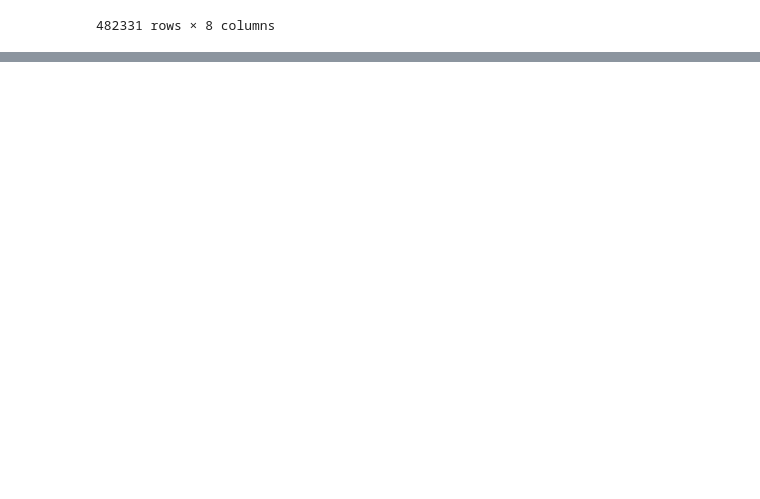
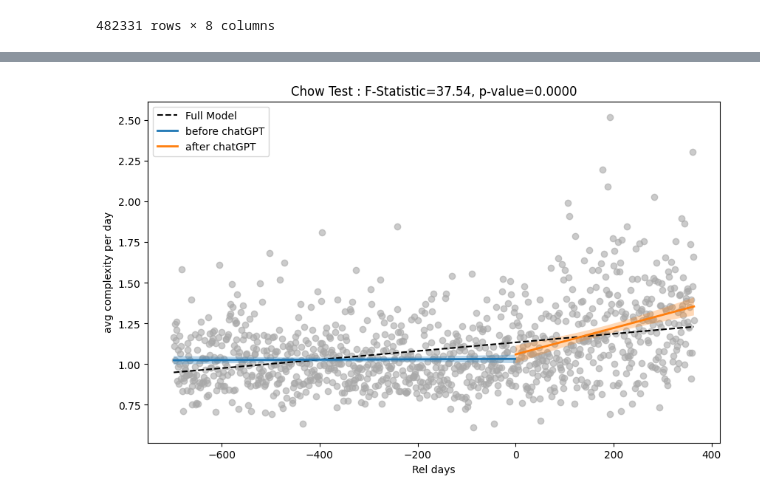
Before and after one commit to boysbeanxious/stackoverflow_src, a Jupyter notebook: complexity/forpython/4_cognitive_complexity_discontinuity_ver1.ipynb, the cells around one changed output, grey strips where cells are left out. Drawn from its saved outputs; the diff is of its cells as text; code cells hidden in the pictures; blank space fills up the shorter version.

```diff
--- a/complexity/forpython/4_cognitive_complexity_discontinuity_ver1.ipynb
+++ b/complexity/forpython/4_cognitive_complexity_discontinuity_ver1.ipynb
@@ -193,28 +202,30 @@ F_stat_1, p_value_1 = st_chow_1year.chow_test()
 # %%
 x = chow_df['rel_days'].values
 y = chow_df['Cognitive Complexity'].values
 
-split_idx = np.argmax(np.where(x <= 0))
+split_idx = np.argmax(np.where(x < 0))+1
 x1= x[:split_idx]
 x2= x[split_idx:]
 # 시각화
 plt.figure(figsize=(10, 6))
 plt.scatter(x, y,  alpha=0.6, color='darkgray')
 plt.plot(x, st_chow_2year.y_predict, label="Full Model", linestyle="--", color="black")
 
 
 plt.plot(x1, st_chow_2year.y1_predict, label="before chatGPT", linewidth='2')
 plt.fill_between(x1, st_chow_2year.y1_predict - st_chow_2year.y1_conf_interval, st_chow_2year.y1_predict + st_chow_2year.y1_conf_interval, alpha=0.3)
 
 plt.plot(x2, st_chow_2year.y2_predict, label="after chatGPT", linewidth='2')
 plt.fill_between(x2, st_chow_2year.y2_predict - st_chow_2year.y2_conf_interval, st_chow_2year.y2_predict + st_chow_2year.y2_conf_interval, alpha=0.3)
 
 
 plt.legend()
 plt.title(f"Chow Test : F-Statistic={F_stat_2:.2f}, p-value={p_value_2:.4f}")
 plt.xlabel("Rel days")
 plt.ylabel("avg complexity per day")
 plt.show()
+# %% [output]
+[figure, added]
 # %%
 x = chow_df_1year['rel_days'].values
 y = chow_df_1year['Cognitive Complexity'].values
```
Also changed, not shown: parts of 5 cells of this notebook, 7 other files.
